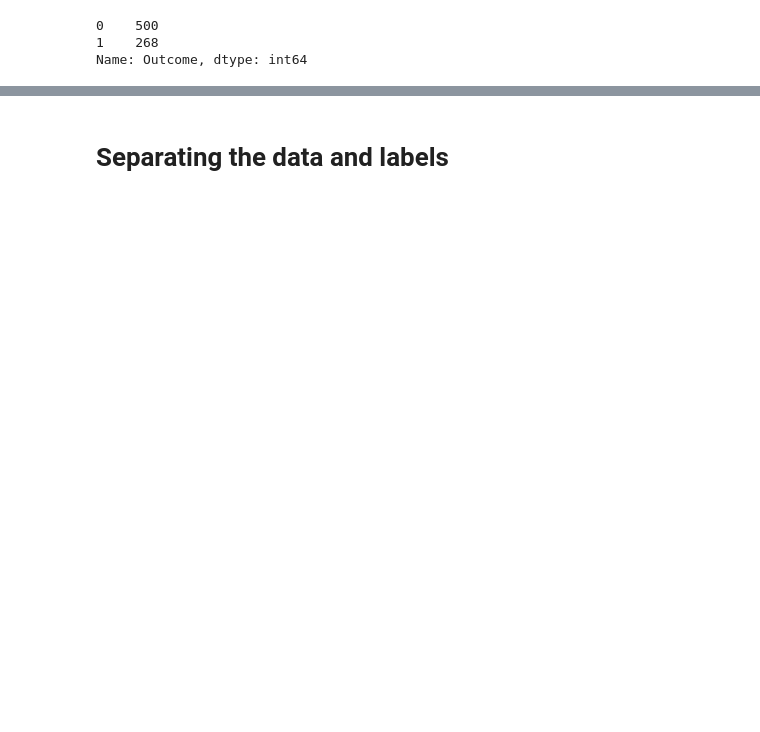
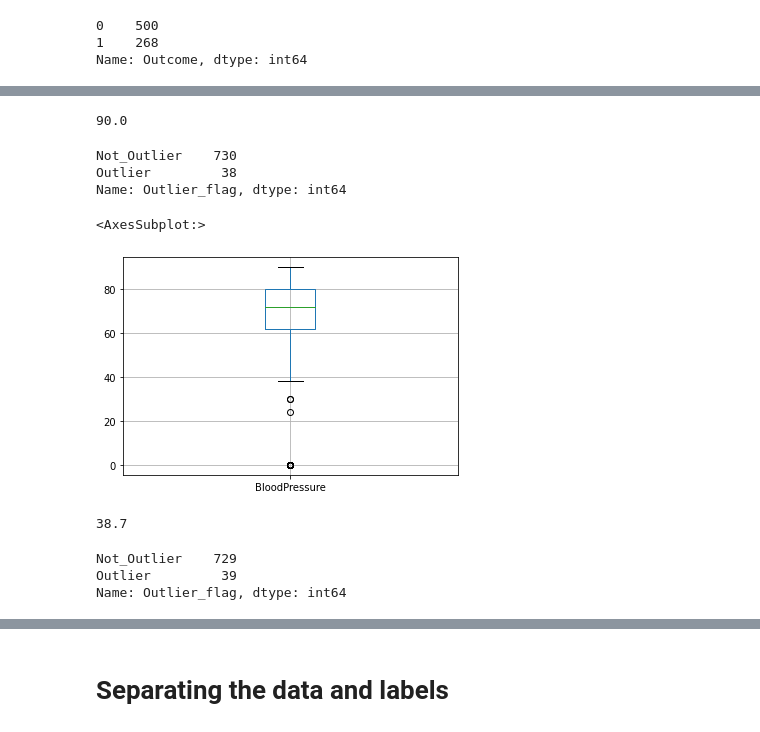
Before and after one commit to ayesha-siddiqua/ML-Projects, a Jupyter notebook: project-2-diabetes-prediction.ipynb, the cells around one changed output, grey strips where cells are left out. Cells and saved outputs as stored; diff of their text form; code cells hidden in the pictures; blank space fills up the shorter version.

```diff
--- a/project-2-diabetes-prediction.ipynb
+++ b/project-2-diabetes-prediction.ipynb
@@ -57,0 +85,18 @@ diabetes_dataset.groupby('Outcome').mean()
+# %%
+upper_limit = np.percentile(diabetes_dataset['BloodPressure'],95)
+print(upper_limit)
+
+diabetes_dataset['Outlier_flag'] = np.where(diabetes_dataset['BloodPressure'] > upper_limit,'Outlier', 'Not_Outlier')
+diabetes_dataset['Outlier_flag'].value_counts()
+# %% [output]
+90.0
+Not_Outlier    730
+Outlier         38
+Name: Outlier_flag, dtype: int64
+# %%
+diabetes_dataset['BloodPressure'] = np.where(diabetes_dataset['BloodPressure'] > upper_limit,upper_limit, diabetes_dataset['BloodPressure'])
+# %%
+diabetes_dataset.boxplot(column = 'BloodPressure')
+# %% [output]
+<AxesSubplot:>
+[figure, added]
@@ -57,0 +105,11 @@ diabetes_dataset.groupby('Outcome').mean()
+# %%
+lower_limit = np.percentile(diabetes_dataset['BloodPressure'],5)
+print(lower_limit)
+
+diabetes_dataset['Outlier_flag'] = np.where(diabetes_dataset['BloodPressure'] < lower_limit,'Outlier', 'Not_Outlier')
+diabetes_dataset['Outlier_flag'].value_counts()
+# %% [output]
+38.7
+Not_Outlier    729
+Outlier         39
+Name: Outlier_flag, dtype: int64
```
Also changed, not shown: parts of 15 cells of this notebook.
